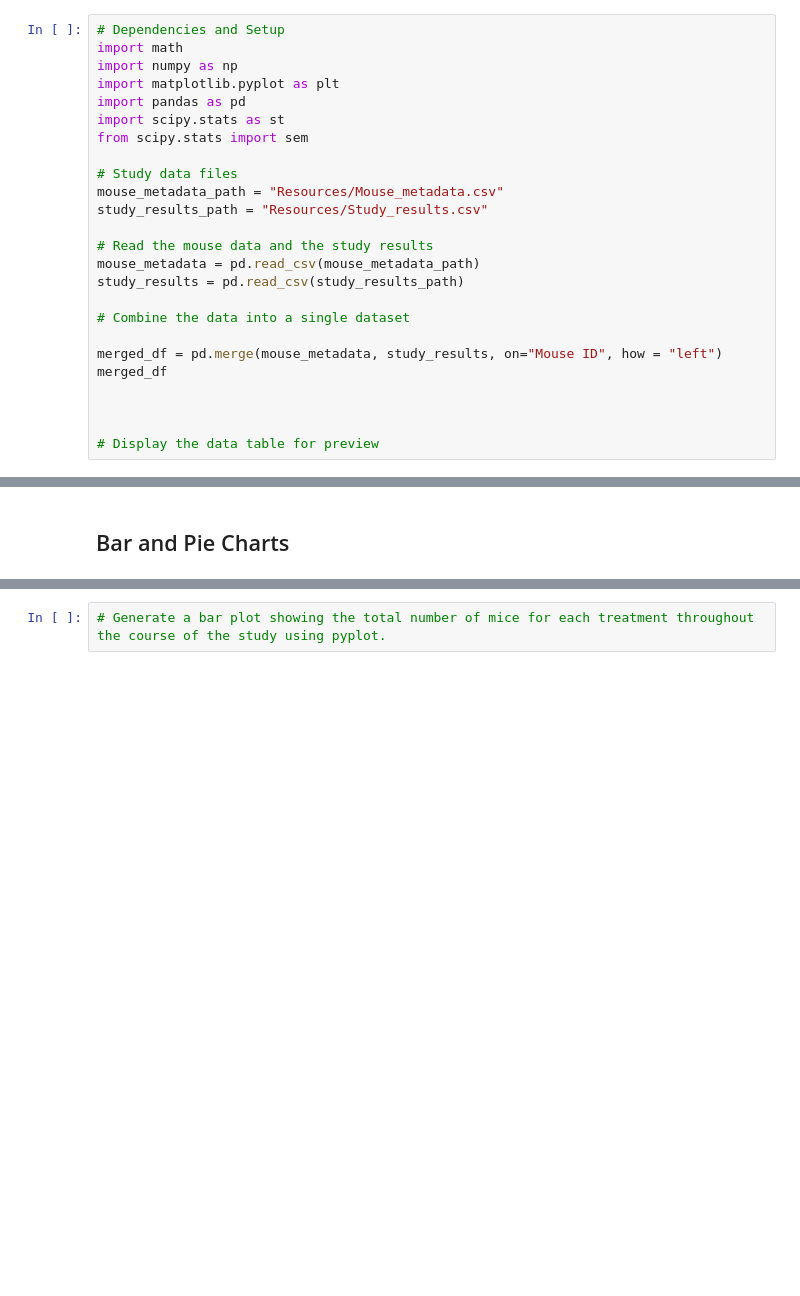
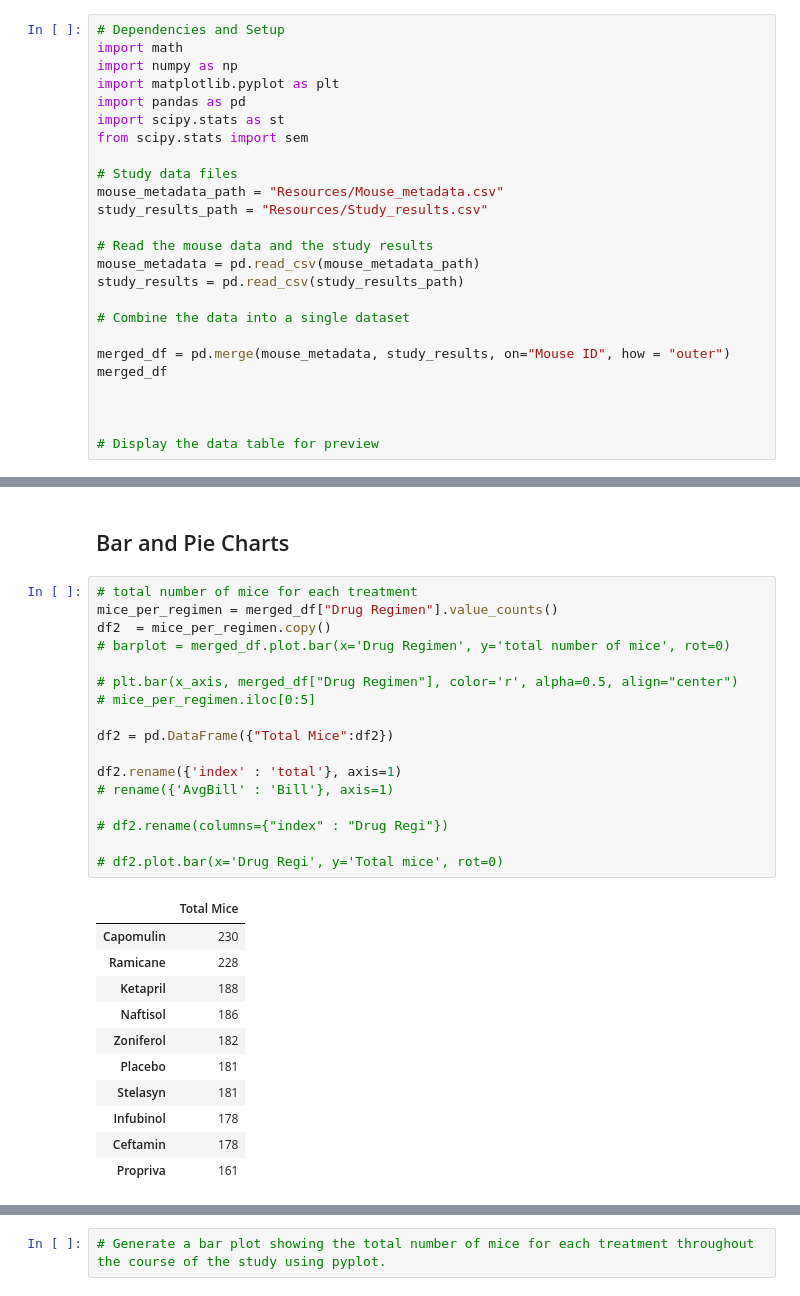
Before and after one commit to Rob397/Matplotlib--Pharma, a Jupyter notebook: pymaceuticals_starter.ipynb, the cells around one changed output, grey strips where cells are left out. Cells and saved outputs as stored; diff of their text form; blank space fills up the shorter version.

Commit message:
making a dataframe for stats
fixing wrong calculations

```diff
--- a/pymaceuticals_starter.ipynb
+++ b/pymaceuticals_starter.ipynb
@@ -19,7 +19,7 @@ study_results = pd.read_csv(study_results_path)
 
 # Combine the data into a single dataset
 
-merged_df = pd.merge(mouse_metadata, study_results, on="Mouse ID", how = "left")
+merged_df = pd.merge(mouse_metadata, study_results, on="Mouse ID", how = "outer")
 merged_df
 
 
@@ -148,5 +187,34 @@ The standard error from the mean is: 0.20443585034961514
 # This method produces everything in a single groupby function
 # %% [markdown]
 ## Bar and Pie Charts
+# %%
+# total number of mice for each treatment
+mice_per_regimen = merged_df["Drug Regimen"].value_counts()
+df2  = mice_per_regimen.copy()
+# barplot = merged_df.plot.bar(x='Drug Regimen', y='total number of mice', rot=0)
+
+# plt.bar(x_axis, merged_df["Drug Regimen"], color='r', alpha=0.5, align="center")
+# mice_per_regimen.iloc[0:5]
+
+df2 = pd.DataFrame({"Total Mice":df2})
+
+df2.rename({'index' : 'total'}, axis=1)
+# rename({'AvgBill' : 'Bill'}, axis=1)
+
+# df2.rename(columns={"index" : "Drug Regi"})
+
+# df2.plot.bar(x='Drug Regi', y='Total mice', rot=0)
+# %% [output]
+|  | Total Mice |
+| Capomulin | 230 |
+| Ramicane | 228 |
+| Ketapril | 188 |
+| Naftisol | 186 |
+| Zoniferol | 182 |
+| Placebo | 181 |
+| Stelasyn | 181 |
+| Infubinol | 178 |
+| Ceftamin | 178 |
+| Propriva | 161 |
 # %%
 # Generate a bar plot showing the total number of mice for each treatment throughout the course of the study using pandas.
```
Also changed, not shown: parts of 9 cells of this notebook.
